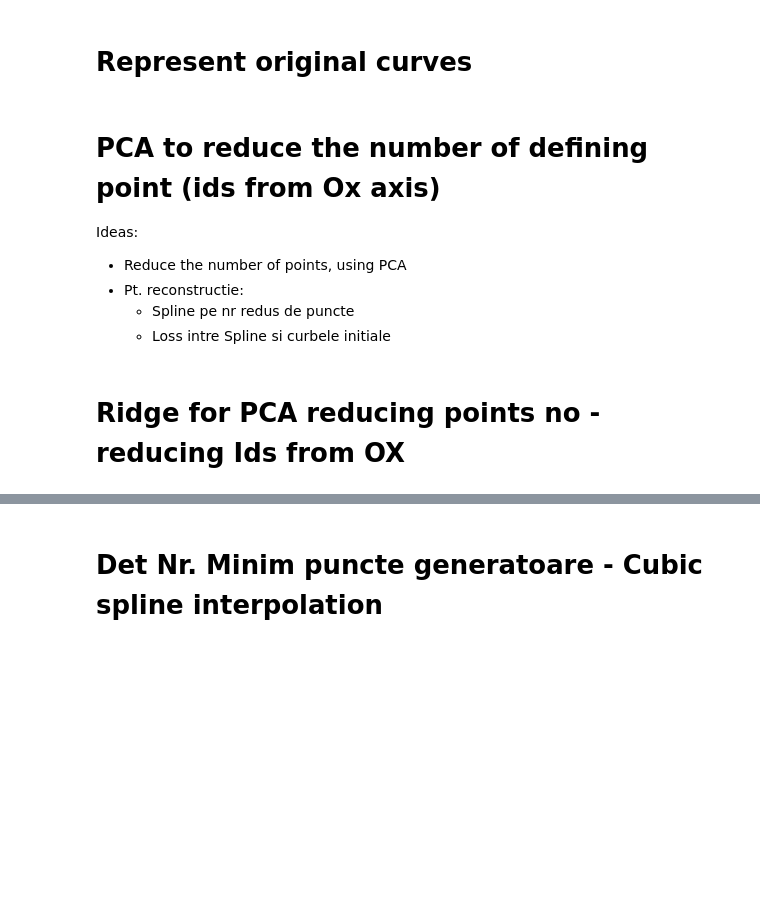
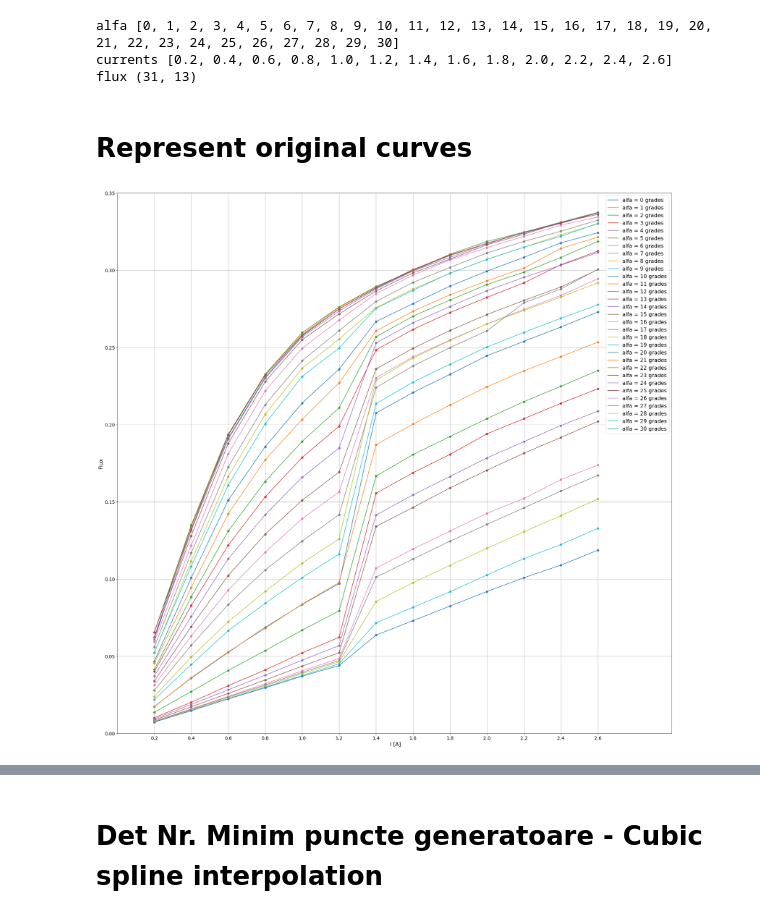
Before and after one commit to gleotescu/iq_interpolation, a Jupyter notebook: SRM.ipynb, the cells around one changed output, grey strips where cells are left out. Saved outputs shown, nothing was run; the diff lists cells and outputs as text; code cells hidden in the pictures; blank space fills up the shorter version.

Commit message:
done reduce pts; TODO: reduce curves

```diff
--- a/SRM.ipynb
+++ b/SRM.ipynb
@@ -47,47 +47,47 @@ def plotTable(headers,
 def data_from_file(file_name):
     #case = 1-> Id from file. Iq in 0->220 > 'i_direct_flux'
     #case = 2 -> Iq from file. Id in 0->220 > 'j_q_flux'
-    data = np.loadtxt(file_name)
+    data = np.loadtxt(file_name, delimiter=',')
     alfa = list(range(0,31))
-    flux = data[0:, :]
     I_currents = [0.2,0.4,0.6,0.8,1.0,1.2,1.4,1.6,1.8,2.0,2.2,2.4,2.6]
     xLabel = " I [A]"
     yLabel = "Flux"
-    return alfa, flux, I_currents, xLabel, yLabel
+    return alfa, np.transpose(data), I_currents, xLabel, yLabel
 
-alfa, Flux, I_currents, xLabel, yLabel = data_from_file('flux_s.txt')
+alfa, Flux, I_currents, xLabel, yLabel = data_from_file('SRM\SRM.txt')
+
+print('alfa', alfa)
+print('currents', I_currents)
+print('flux', Flux.shape)
+# %% [output]
+alfa [0, 1, 2, 3, 4, 5, 6, 7, 8, 9, 10, 11, 12, 13, 14, 15, 16, 17, 18, 19, 20, 21, 22, 23, 24, 25, 26, 27, 28, 29, 30]
+currents [0.2, 0.4, 0.6, 0.8, 1.0, 1.2, 1.4, 1.6, 1.8, 2.0, 2.2, 2.4, 2.6]
+flux (31, 13)
 # %% [markdown]
 # Represent original curves
 # %%
 #
 
 from subprocess import call
 plt.clf()
 plt.rcParams["figure.figsize"] = [30,30]
 plt.rcParams['xtick.labelsize']=14
 plt.rcParams['ytick.labelsize']=14
 
-flux = Flux
+flux = np.copy(Flux)
 
 for idx in alfa:
-    df =flux[:, idx]
+    df =flux[idx, :]
     plt.plot(I_currents, df, label='alfa = %d grades' %(idx))
     plt.ylim([0,0.35])
     plt.xlim([0, 3])
     plt.xticks(I_currents)
     plt.xlabel(xLabel, fontsize = 16)
     plt.ylabel(yLabel, fontsize = 16)
     plt.legend(loc='best', fontsize = 16)
     plt.scatter(I_currents,df)
 plt.grid()
-plt.savefig('SRM_Original_curves.png', dpi = 200)
+plt.savefig('SRM_george_output/SRM_Original_curves.png', dpi = 200)
 plt.show()
+# %% [output]
+[figure, added]
-# %% [markdown]
-#  PCA to reduce the number of defining point  (ids from Ox axis)
-
-
-Ideas:
- - Reduce the number of points, using PCA
- - Pt. reconstructie:
-     - Spline pe nr redus de puncte
-     - Loss intre Spline si curbele initiale
@@ -188,2 +93,0 @@ plt.show()
-# %% [markdown]
-# Ridge for PCA reducing points no - reducing Ids from OX
```
Also changed, not shown: parts of 14 cells of this notebook, 5 other files.
